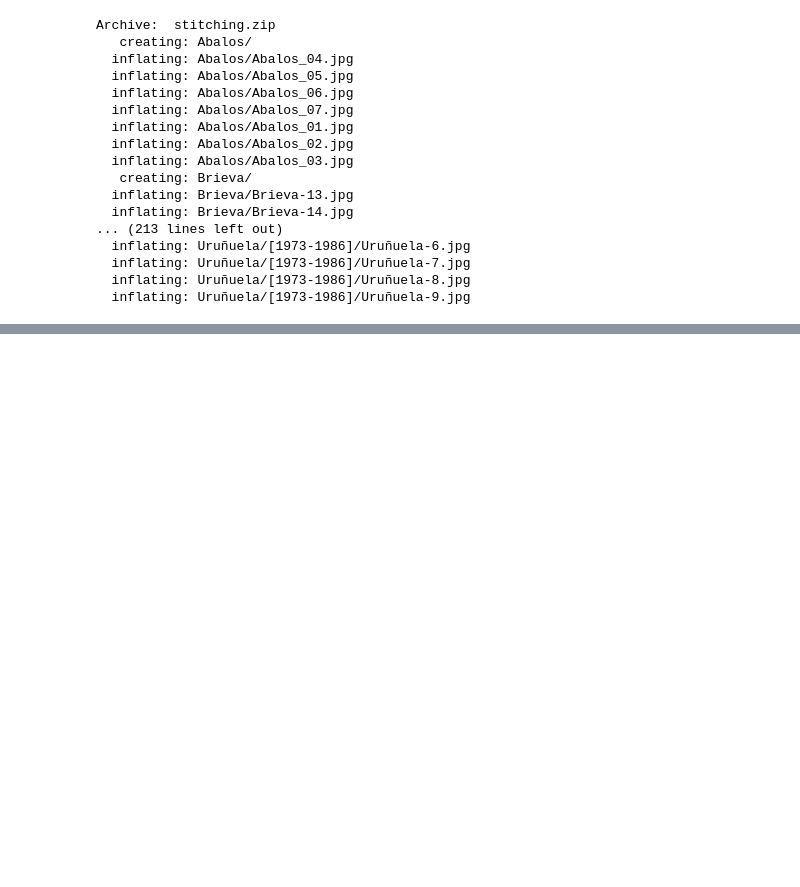
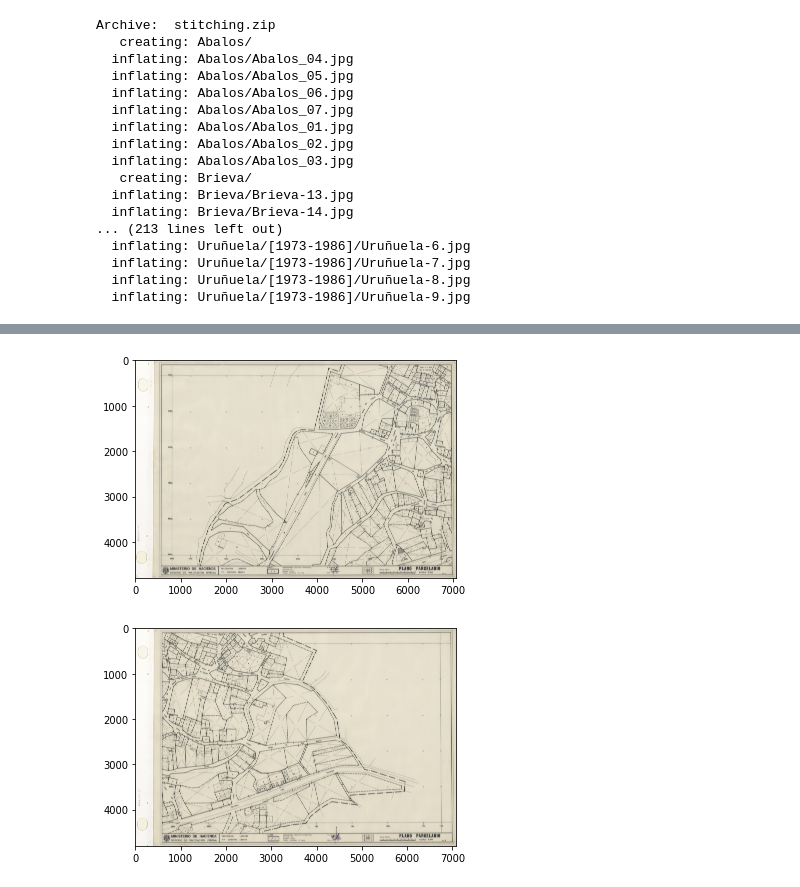
Before and after one commit to IA2021UR/trabajo-ia-en-la-comunidad-de-la-rioja-equipo-3, a Jupyter notebook: Inicial.ipynb, the cells around one changed output, grey strips where cells are left out. Drawn from its saved outputs; the diff is of its cells as text; code cells hidden in the pictures; blank space fills up the shorter version.

```diff
--- a/Inicial.ipynb
+++ b/Inicial.ipynb
@@ -215,0 +224,6 @@ SystemExit: ignored
+# %%
+mostrarImagen(abalos[0])
+mostrarImagen(abalos[1])
+# %% [output]
+[figure, added]
+[figure, added]
```
Also changed, not shown: parts of 5 cells of this notebook.
